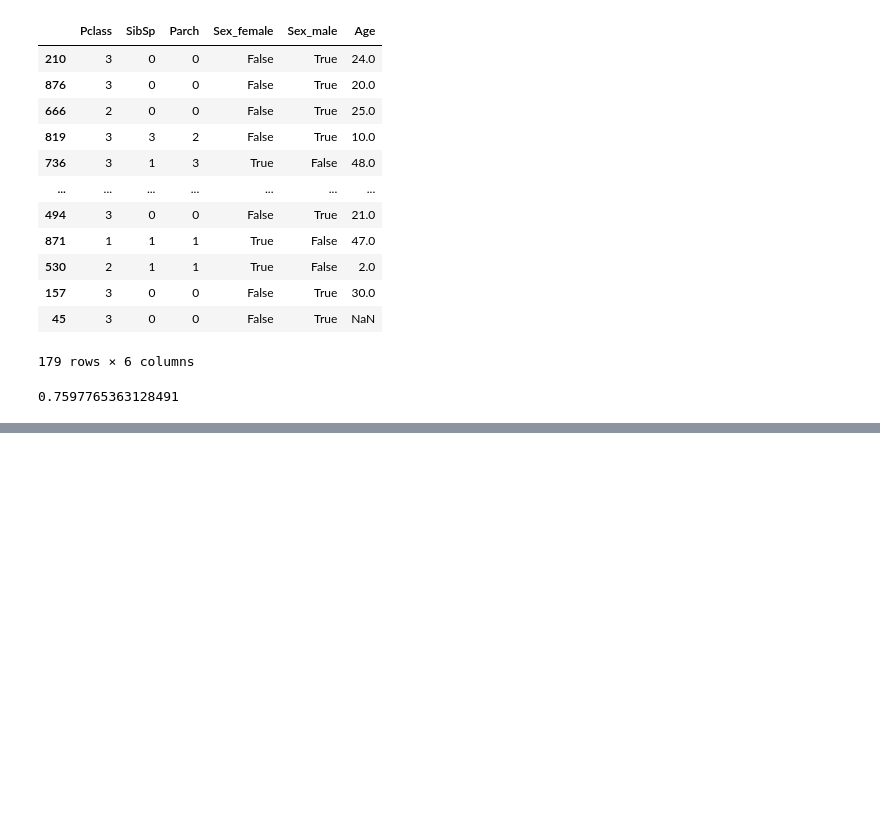
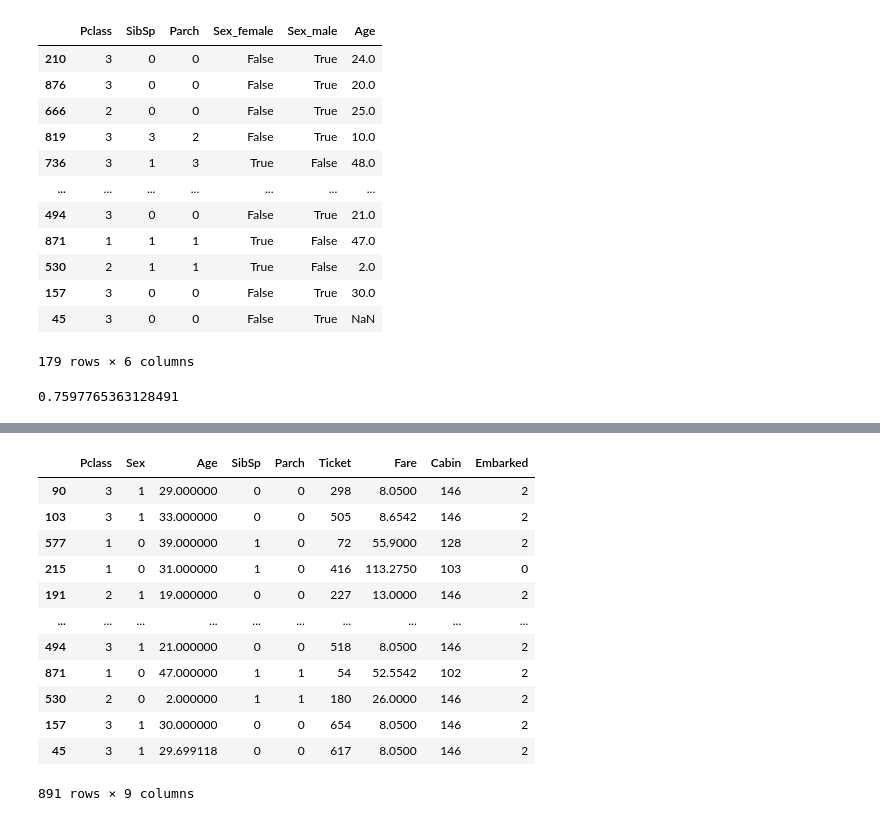
Before and after one commit to PNU-Mentoring/Study, a Jupyter notebook: daewook/T2-1.ipynb, the cells around one changed output, grey strips where cells are left out. Cells and saved outputs as stored; diff of their text form; code cells hidden in the pictures; blank space fills up the shorter version.

```diff
--- a/daewook/T2-1.ipynb
+++ b/daewook/T2-1.ipynb
@@ -307,0 +313,3 @@ print(acc2)
+# %%
+combined_df = pd.concat([X_train3, X_test3])
+combined_df.info()
@@ -307,0 +335,7 @@ print(acc2)
+# %%
+# Age, Cabin 결측치 채우기
+combined_df['Age'] = combined_df['Age'].fillna(combined_df['Age'].mean())
+combined_df['Cabin'] = combined_df['Cabin'].fillna('N')
+combined_df['Embarked'] = combined_df['Embarked'].fillna('Q')
+
+combined_df.info()
@@ -307,0 +361,3 @@ print(acc2)
+# %%
+combined_df = combined_df.drop(['Name', 'PassengerId'], axis=1)
+combined_df.info()
@@ -307,0 +381,7 @@ print(acc2)
+# %%
+from sklearn.preprocessing import LabelEncoder
+le = LabelEncoder()
+en_col = ['Sex', 'Ticket', 'Cabin', 'Embarked']
+combined_df[en_col] = combined_df[en_col].apply(le.fit_transform)
+
+combined_df.info()
@@ -307,0 +405,16 @@ print(acc2)
+# %%
+display(combined_df)
+# %% [output]
+|  | Pclass | Sex | Age | SibSp | Parch | Ticket | Fare | Cabin | Embarked |
+| 90 | 3 | 1 | 29.000000 | 0 | 0 | 298 | 8.0500 | 146 | 2 |
+| 103 | 3 | 1 | 33.000000 | 0 | 0 | 505 | 8.6542 | 146 | 2 |
+| 577 | 1 | 0 | 39.000000 | 1 | 0 | 72 | 55.9000 | 128 | 2 |
+| 215 | 1 | 0 | 31.000000 | 1 | 0 | 416 | 113.2750 | 103 | 0 |
+| 191 | 2 | 1 | 19.000000 | 0 | 0 | 227 | 13.0000 | 146 | 2 |
+| ... | ... | ... | ... | ... | ... | ... | ... | ... | ... |
+| 494 | 3 | 1 | 21.000000 | 0 | 0 | 518 | 8.0500 | 146 | 2 |
+| 871 | 1 | 0 | 47.000000 | 1 | 1 | 54 | 52.5542 | 102 | 2 |
+| 530 | 2 | 0 | 2.000000 | 1 | 1 | 180 | 26.0000 | 146 | 2 |
+| 157 | 3 | 1 | 30.000000 | 0 | 0 | 654 | 8.0500 | 146 | 2 |
+| 45 | 3 | 1 | 29.699118 | 0 | 0 | 617 | 8.0500 | 146 | 2 |
+891 rows × 9 columns
```
Also changed, not shown: parts of 14 cells of this notebook, 3 other files.
